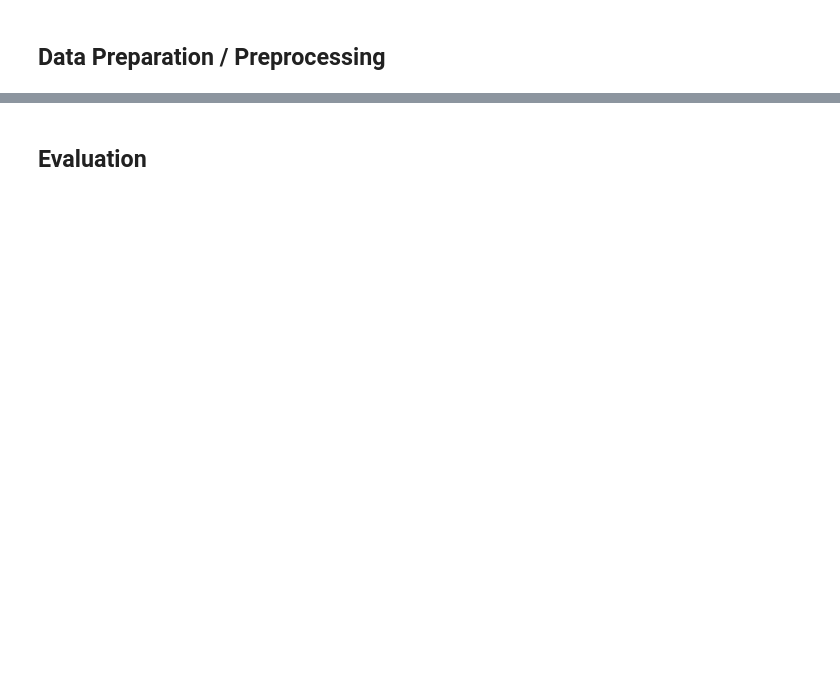
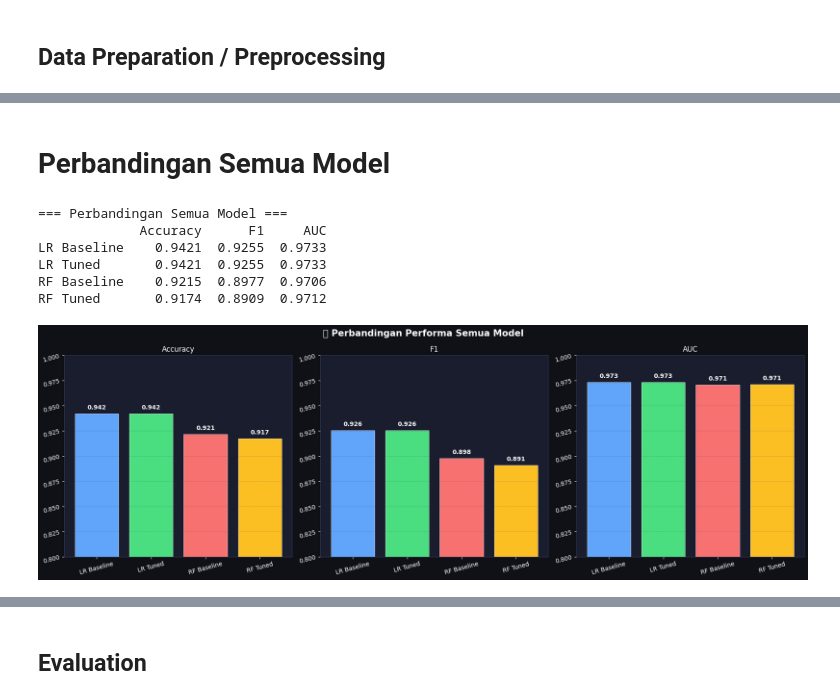
Before and after one commit to ANDI-BACHDAR-DD/Submission_akhir_penerapan-data_science_Dicoding, a Jupyter notebook: notebook.ipynb, the cells around one changed output, grey strips where cells are left out. Drawn from its saved outputs; the diff is of its cells as text; code cells hidden in the pictures; blank space fills up the shorter version.

```diff
--- a/notebook.ipynb
+++ b/notebook.ipynb
@@ -811,0 +923,49 @@ Dengan perbaikan tersebut, sistem dapat menjadi alat yang lebih akurat dalam men
+# %% [markdown]
+#  Perbandingan Semua Model
+# %%
+models_compare = {
+    'LR Baseline' : {'Accuracy': acc_lr,   'F1': f1_lr,   'AUC': auc_lr},
+    'LR Tuned'    : {'Accuracy': acc_lr_t,  'F1': f1_lr_t,  'AUC': auc_lr_t},
+    'RF Baseline' : {'Accuracy': acc_rf,   'F1': f1_rf,   'AUC': auc_rf},
+    'RF Tuned'    : {'Accuracy': acc_rf_t,  'F1': f1_rf_t,  'AUC': auc_rf_t},
+}
+
+df_compare = pd.DataFrame(models_compare).T
+print('\n=== Perbandingan Semua Model ===')
+print(df_compare.round(4))
+
+fig, axes = plt.subplots(1, 3, figsize=(18, 6))
+fig.patch.set_facecolor(BG_DARK)
+fig.suptitle('📊 Perbandingan Performa Semua Model',
+             fontsize=15, fontweight='bold', color='white')
+
+metrics = ['Accuracy', 'F1', 'AUC']
+bar_colors = ['#60a5fa', '#4ade80', '#f87171', '#fbbf24']
+
+for i, metric in enumerate(metrics):
+    axes[i].set_facecolor(CARD_BG)
+    vals = df_compare[metric]
+    bars = axes[i].bar(vals.index, vals.values, color=bar_colors,
+                       edgecolor='white', linewidth=0.5)
+    for bar, val in zip(bars, vals.values):
+        axes[i].text(bar.get_x() + bar.get_width()/2, bar.get_height() + 0.003,
+                     f'{val:.3f}', ha='center', va='bottom',
+                     color='white', fontsize=10, fontweight='bold')
+    axes[i].set_title(metric, color='white', fontsize=12)
+    axes[i].set_ylim(0.8, 1.0)
+    axes[i].tick_params(colors='white', rotation=15)
+    for spine in axes[i].spines.values():
+        spine.set_color('#3a3f5c')
+    axes[i].grid(axis='y', alpha=0.3)
+
+plt.tight_layout()
+plt.savefig('model_comparison.png', dpi=150, bbox_inches='tight', facecolor=BG_DARK)
+plt.show()
+# %% [output]
+=== Perbandingan Semua Model ===
+             Accuracy      F1     AUC
+LR Baseline    0.9421  0.9255  0.9733
+LR Tuned       0.9421  0.9255  0.9733
+RF Baseline    0.9215  0.8977  0.9706
+RF Tuned       0.9174  0.8909  0.9712
+[figure, added]
```
Also changed, not shown: parts of 49 cells of this notebook, 1 other file.
